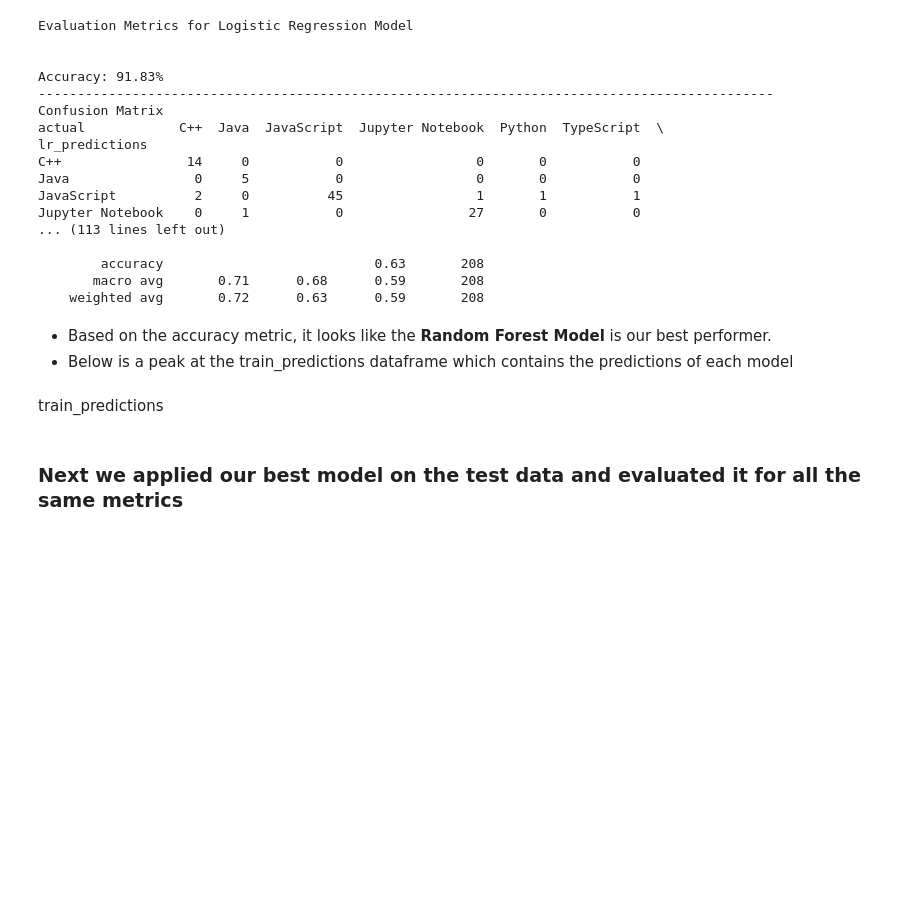
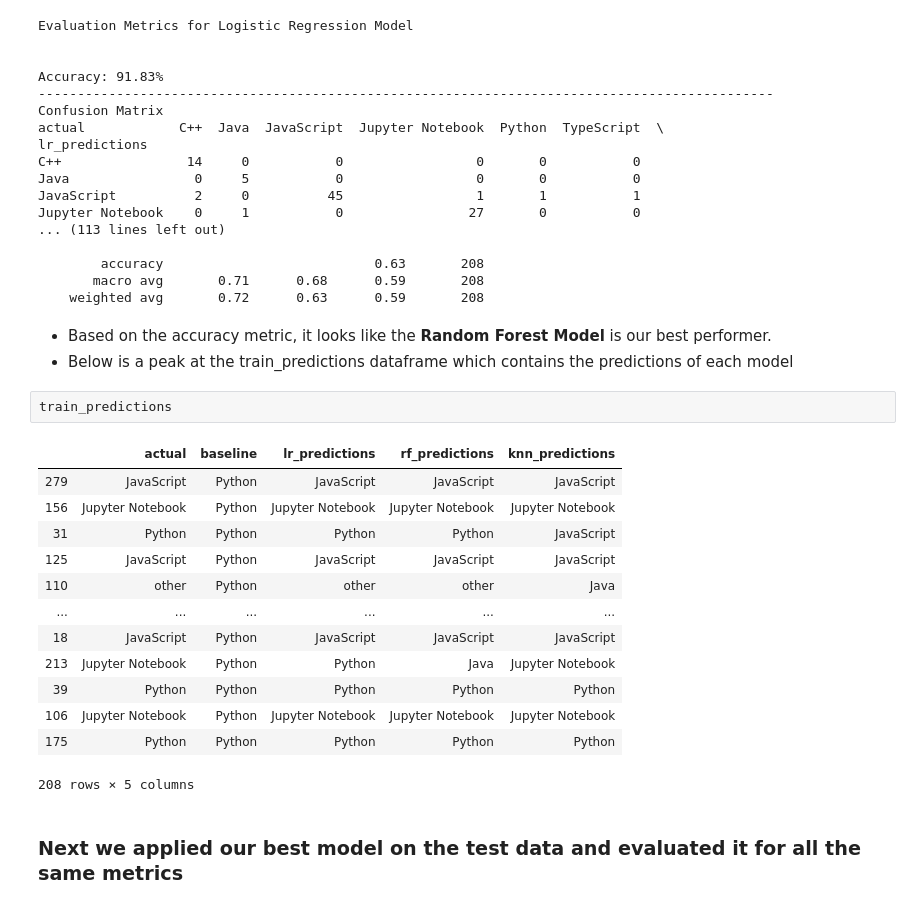
Before and after one commit to nlp-JB/predicting-using-nlp, a Jupyter notebook: Walkthrough.ipynb, the cells around one changed output. Drawn from its saved outputs; the diff is of its cells as text; blank space fills up the shorter version.

```diff
--- a/Walkthrough.ipynb
+++ b/Walkthrough.ipynb
@@ -538,8 +550,22 @@ Jupyter Notebook    0     1           0                27       0           0
 # %% [markdown]
 - Based on the accuracy metric, it looks like the __Random Forest Model__ is our best performer.
 - Below is a peak at the train_predictions dataframe which contains the predictions of each model
-# %% [markdown]
-train_predictions
+# %%
+train_predictions
+# %% [output]
+|  | actual | baseline | lr_predictions | rf_predictions | knn_predictions |
+| 279 | JavaScript | Python | JavaScript | JavaScript | JavaScript |
+| 156 | Jupyter Notebook | Python | Jupyter Notebook | Jupyter Notebook | Jupyter Notebook |
+| 31 | Python | Python | Python | Python | JavaScript |
+| 125 | JavaScript | Python | JavaScript | JavaScript | JavaScript |
+| 110 | other | Python | other | other | Java |
+| ... | ... | ... | ... | ... | ... |
+| 18 | JavaScript | Python | JavaScript | JavaScript | JavaScript |
+| 213 | Jupyter Notebook | Python | Python | Java | Jupyter Notebook |
+| 39 | Python | Python | Python | Python | Python |
+| 106 | Jupyter Notebook | Python | Jupyter Notebook | Jupyter Notebook | Jupyter Notebook |
+| 175 | Python | Python | Python | Python | Python |
+208 rows × 5 columns
 # %% [markdown]
 ### Next we applied our best model on the test data and evaluated it for all the same metrics
 # %%
```
Also changed, not shown: parts of 1 cell of this notebook, 1 other file.
